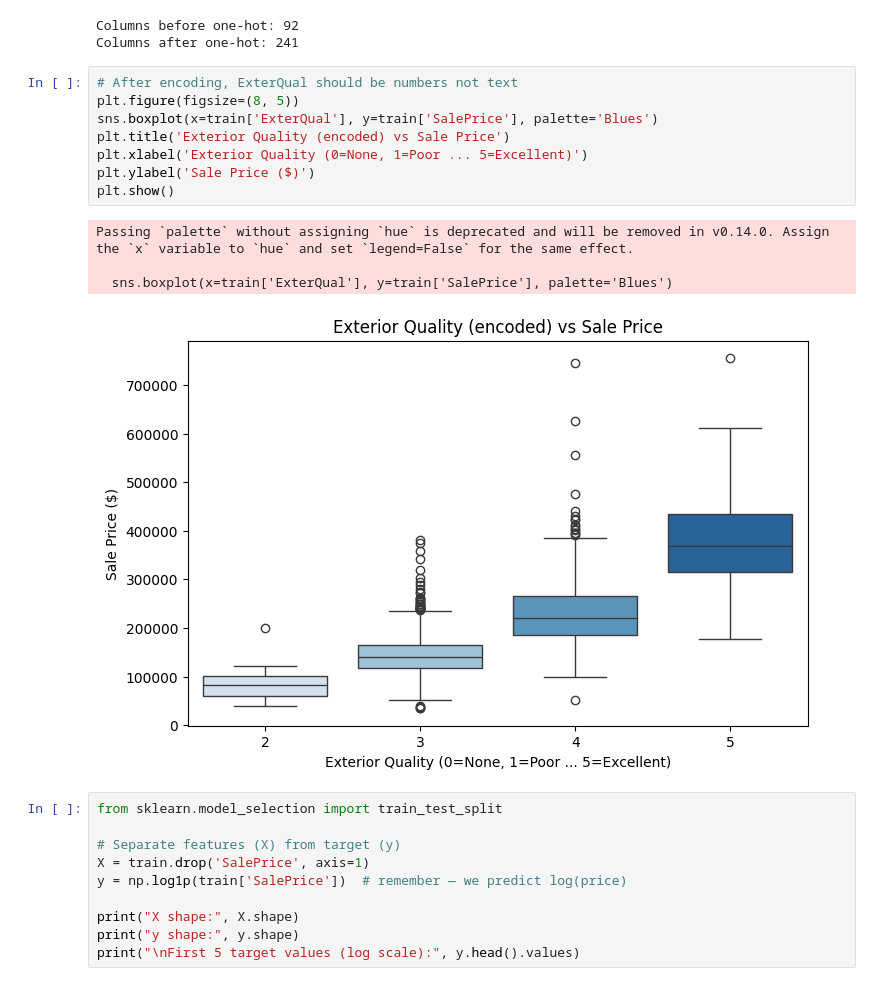
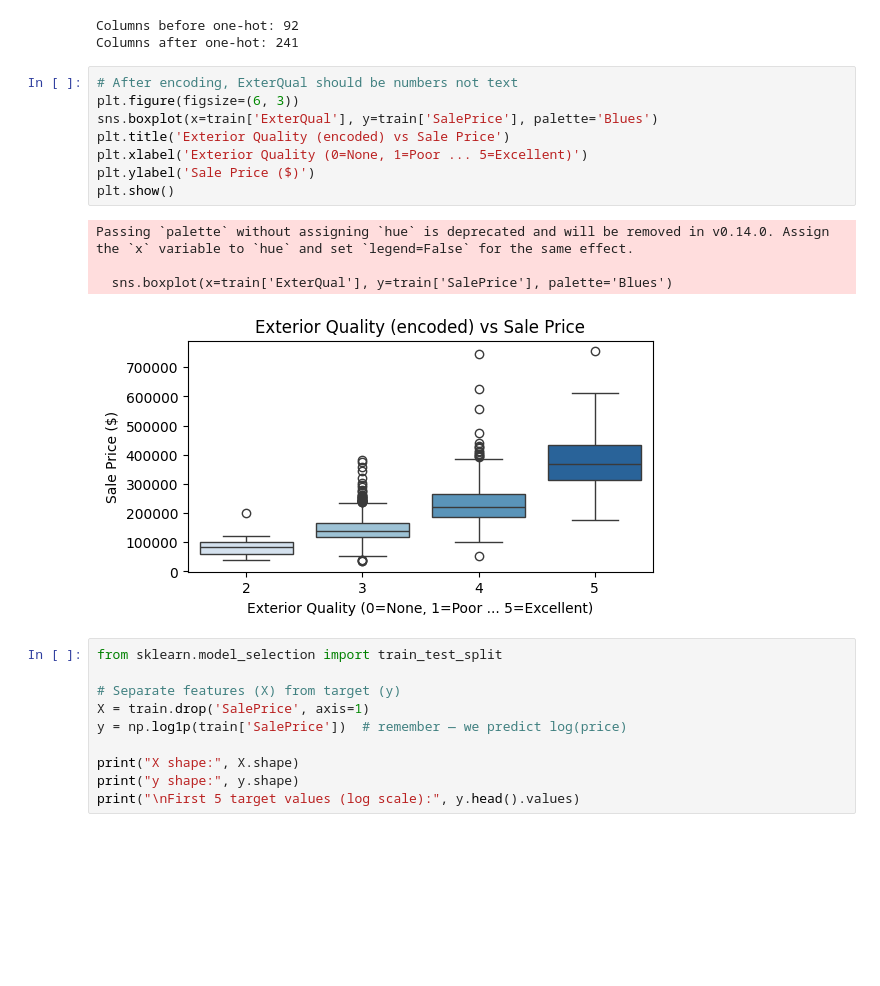
Before and after one commit to Rakesh5922/house-price-prediction, a Jupyter notebook: house-price-prediction.ipynb, the cells around one changed output. Cells and saved outputs as stored; diff of their text form; blank space fills up the shorter version.

```diff
--- a/house-price-prediction.ipynb
+++ b/house-price-prediction.ipynb
@@ -336,17 +338,17 @@ Columns before one-hot: 92
 Columns after one-hot: 241
 # %%
 # After encoding, ExterQual should be numbers not text
-plt.figure(figsize=(8, 5))
+plt.figure(figsize=(6, 3))
 sns.boxplot(x=train['ExterQual'], y=train['SalePrice'], palette='Blues')
 plt.title('Exterior Quality (encoded) vs Sale Price')
 plt.xlabel('Exterior Quality (0=None, 1=Poor ... 5=Excellent)')
 plt.ylabel('Sale Price ($)')
 plt.show()
 # %% [output]
 Passing `palette` without assigning `hue` is deprecated and will be removed in v0.14.0. Assign the `x` variable to `hue` and set `legend=False` for the same effect.
 
   sns.boxplot(x=train['ExterQual'], y=train['SalePrice'], palette='Blues')
-[figure, old version]
+[figure, new version]
 # %%
 from sklearn.model_selection import train_test_split
 
```
Also changed, not shown: parts of 9 cells of this notebook, 23 other files.
